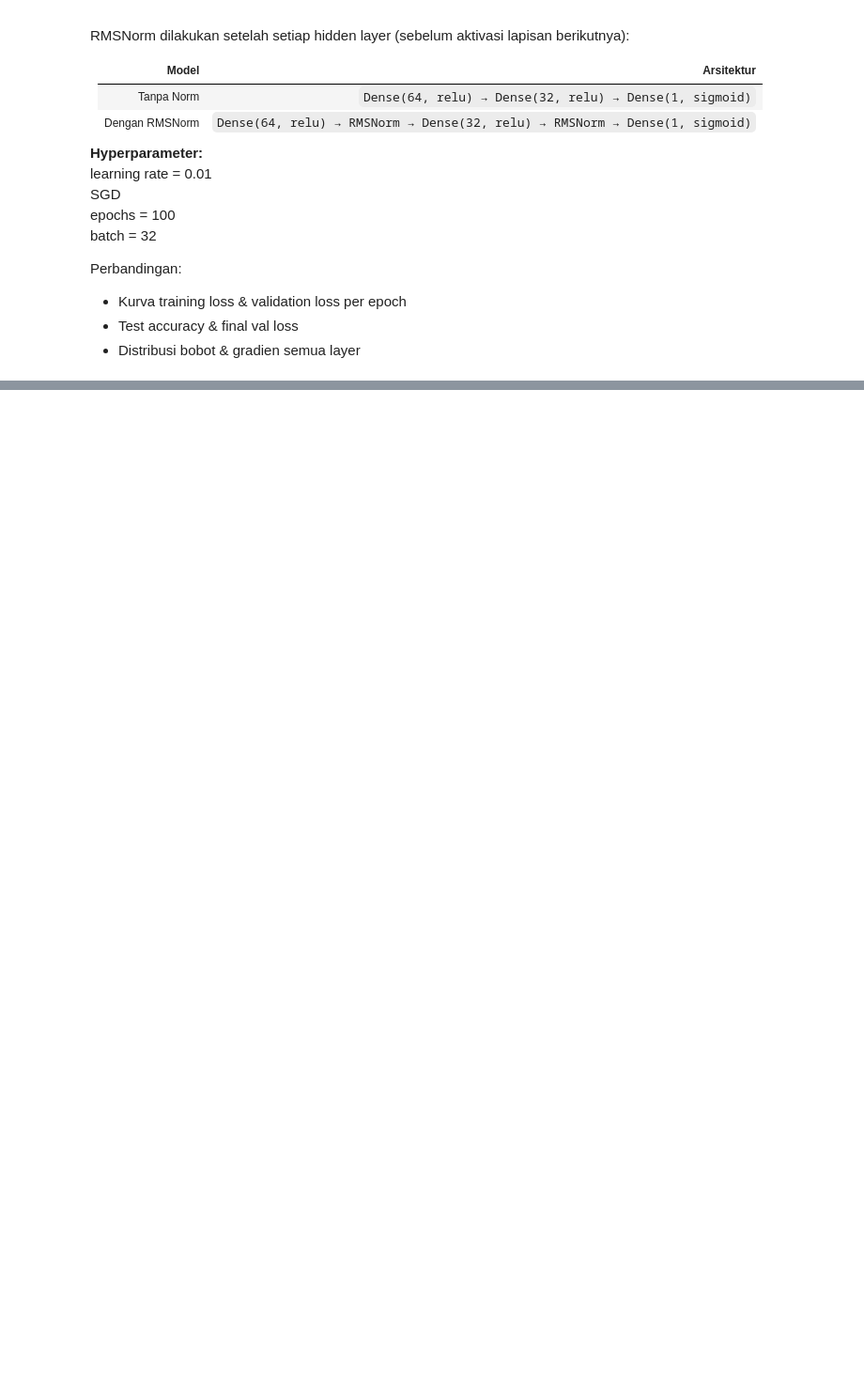
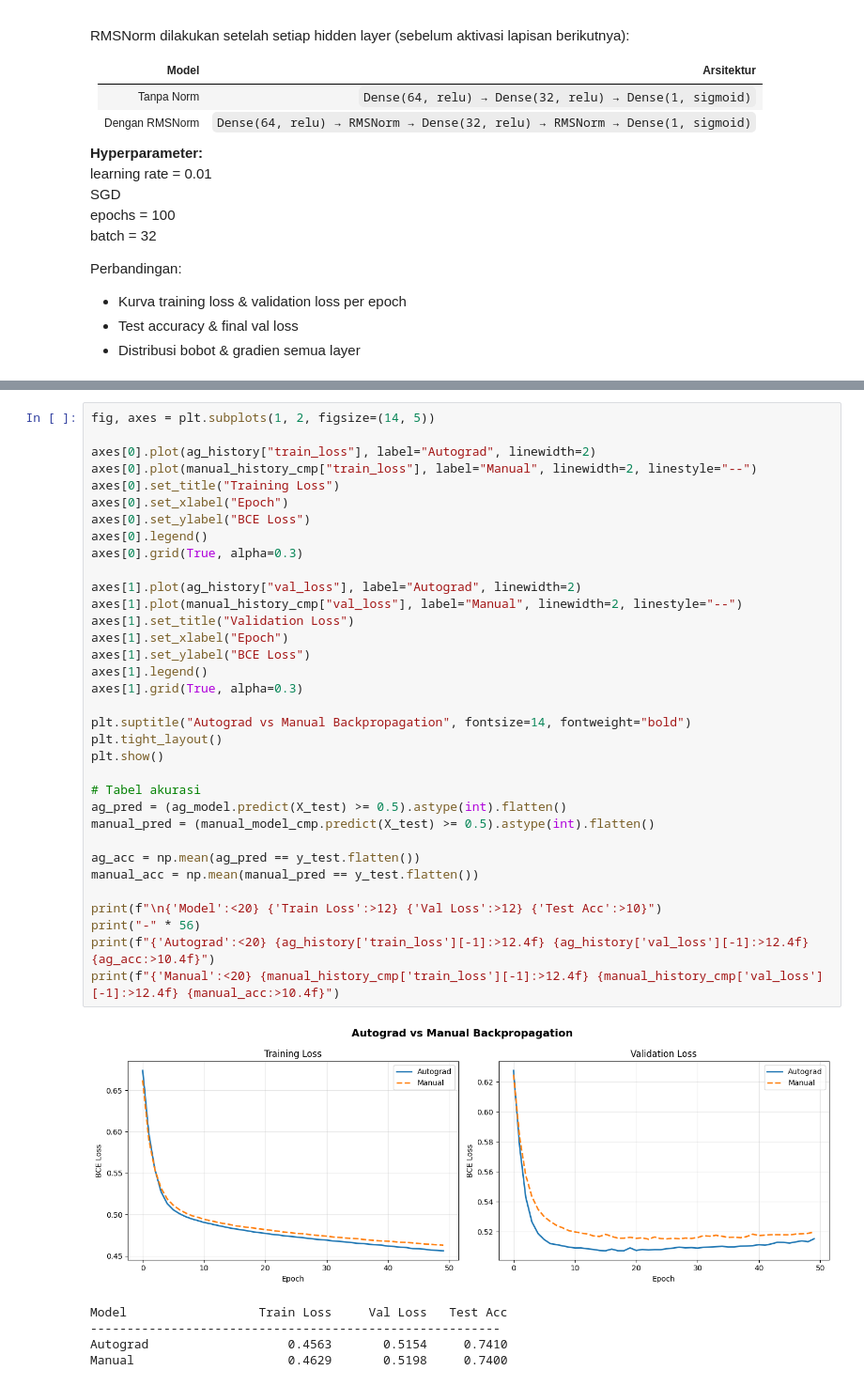
Before and after one commit to KennethhPoenadi/ML-Xianglongbao, a Jupyter notebook: src/main.ipynb, the cells around one changed output, grey strips where cells are left out. Shown at 94% size. Saved outputs shown, nothing was run; the diff lists cells and outputs as text; blank space fills up the shorter version.

Commit message:
attempted on autograd and remove pycache

```diff
--- a/src/main.ipynb
+++ b/src/main.ipynb
@@ -1194,0 +1255,40 @@ if rms_layers:
+# %%
+fig, axes = plt.subplots(1, 2, figsize=(14, 5))
+
+axes[0].plot(ag_history["train_loss"], label="Autograd", linewidth=2)
+axes[0].plot(manual_history_cmp["train_loss"], label="Manual", linewidth=2, linestyle="--")
+axes[0].set_title("Training Loss")
+axes[0].set_xlabel("Epoch")
+axes[0].set_ylabel("BCE Loss")
+axes[0].legend()
+axes[0].grid(True, alpha=0.3)
+
+axes[1].plot(ag_history["val_loss"], label="Autograd", linewidth=2)
+axes[1].plot(manual_history_cmp["val_loss"], label="Manual", linewidth=2, linestyle="--")
+axes[1].set_title("Validation Loss")
+axes[1].set_xlabel("Epoch")
+axes[1].set_ylabel("BCE Loss")
+axes[1].legend()
+axes[1].grid(True, alpha=0.3)
+
+plt.suptitle("Autograd vs Manual Backpropagation", fontsize=14, fontweight="bold")
+plt.tight_layout()
+plt.show()
+
+# Tabel akurasi
+ag_pred = (ag_model.predict(X_test) >= 0.5).astype(int).flatten()
+manual_pred = (manual_model_cmp.predict(X_test) >= 0.5).astype(int).flatten()
+
+ag_acc = np.mean(ag_pred == y_test.flatten())
+manual_acc = np.mean(manual_pred == y_test.flatten())
+
+print(f"\n{'Model':<20} {'Train Loss':>12} {'Val Loss':>12} {'Test Acc':>10}")
+print("-" * 56)
+print(f"{'Autograd':<20} {ag_history['train_loss'][-1]:>12.4f} {ag_history['val_loss'][-1]:>12.4f} {ag_acc:>10.4f}")
+print(f"{'Manual':<20} {manual_history_cmp['train_loss'][-1]:>12.4f} {manual_history_cmp['val_loss'][-1]:>12.4f} {manual_acc:>10.4f}")
+# %% [output]
+[figure, added]
+Model                  Train Loss     Val Loss   Test Acc
+--------------------------------------------------------
+Autograd                   0.4563       0.5154     0.7410
+Manual                     0.4629       0.5198     0.7400
```
Also changed, not shown: parts of 32 cells of this notebook, 7 other files.
